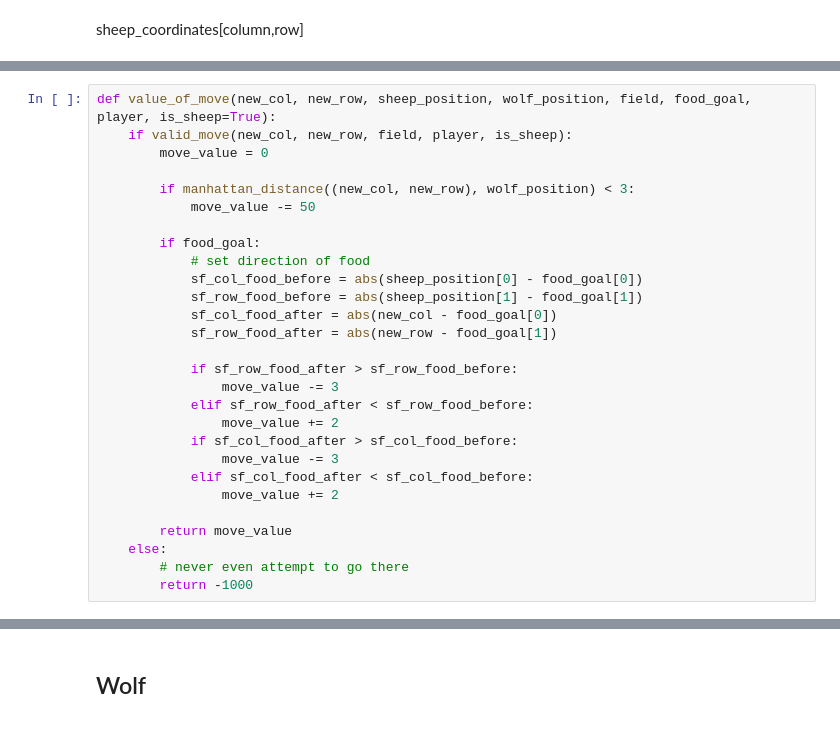
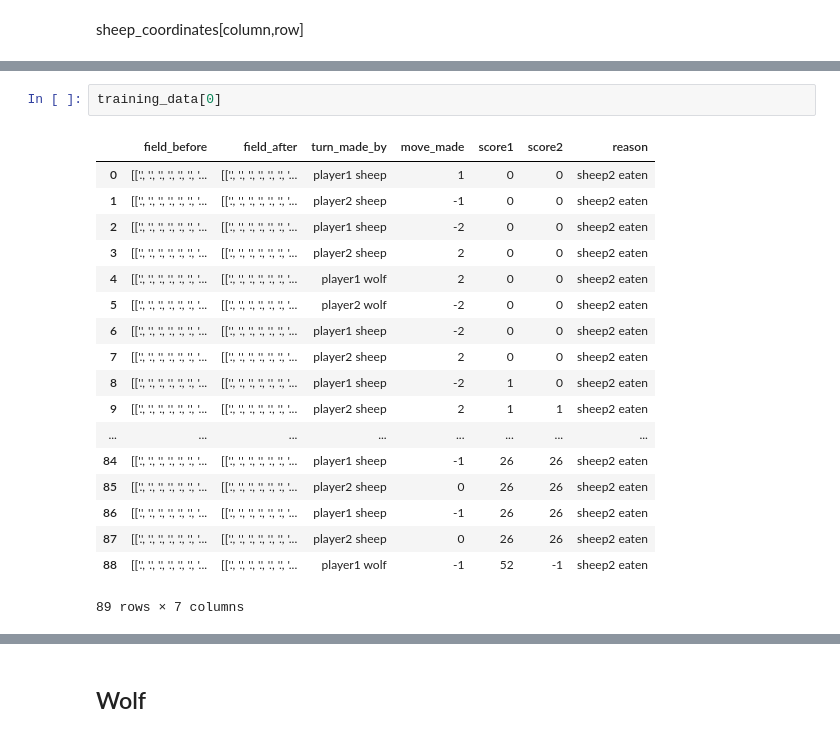
Before and after one commit to rexorci/PAI_Ex2, a Jupyter notebook: kingsheep/model_training_cweber.ipynb, the cells around one changed output, grey strips where cells are left out. Saved outputs shown, nothing was run; the diff lists cells and outputs as text.

```diff
--- a/kingsheep/model_training_cweber.ipynb
+++ b/kingsheep/model_training_cweber.ipynb
@@ -209,31 +106,24 @@ def valid_move(new_col, new_row, field, player, is_sheep=True):
-# %%
-def value_of_move(new_col, new_row, sheep_position, wolf_position, field, food_goal, player, is_sheep=True):
-    if valid_move(new_col, new_row, field, player, is_sheep):
-        move_value = 0
-
-        if manhattan_distance((new_col, new_row), wolf_position) < 3:
-            move_value -= 50
-
-        if food_goal:
-            # set direction of food
-            sf_col_food_before = abs(sheep_position[0] - food_goal[0])
-            sf_row_food_before = abs(sheep_position[1] - food_goal[1])
-            sf_col_food_after = abs(new_col - food_goal[0])
-            sf_row_food_after = abs(new_row - food_goal[1])
-
-            if sf_row_food_after > sf_row_food_before:
-                move_value -= 3
-            elif sf_row_food_after < sf_row_food_before:
-                move_value += 2
-            if sf_col_food_after > sf_col_food_before:
-                move_value -= 3
-            elif sf_col_food_after < sf_col_food_before:
-                move_value += 2
-
-        return move_value
-    else:
-        # never even attempt to go there
-        return -1000
+# %%
+training_data[0]
+# %% [output]
+|  | field_before | field_after | turn_made_by | move_made | score1 | score2 | reason |
+| 0 | [['.', '.', '.', '.', '.', '.', '... | [['.', '.', '.', '.', '.', '.', '... | player1 sheep | 1 | 0 | 0 | sheep2 eaten |
+| 1 | [['.', '.', '.', '.', '.', '.', '... | [['.', '.', '.', '.', '.', '.', '... | player2 sheep | -1 | 0 | 0 | sheep2 eaten |
+| 2 | [['.', '.', '.', '.', '.', '.', '... | [['.', '.', '.', '.', '.', '.', '... | player1 sheep | -2 | 0 | 0 | sheep2 eaten |
+| 3 | [['.', '.', '.', '.', '.', '.', '... | [['.', '.', '.', '.', '.', '.', '... | player2 sheep | 2 | 0 | 0 | sheep2 eaten |
+| 4 | [['.', '.', '.', '.', '.', '.', '... | [['.', '.', '.', '.', '.', '.', '... | player1 wolf | 2 | 0 | 0 | sheep2 eaten |
+| 5 | [['.', '.', '.', '.', '.', '.', '... | [['.', '.', '.', '.', '.', '.', '... | player2 wolf | -2 | 0 | 0 | sheep2 eaten |
+| 6 | [['.', '.', '.', '.', '.', '.', '... | [['.', '.', '.', '.', '.', '.', '... | player1 sheep | -2 | 0 | 0 | sheep2 eaten |
+| 7 | [['.', '.', '.', '.', '.', '.', '... | [['.', '.', '.', '.', '.', '.', '... | player2 sheep | 2 | 0 | 0 | sheep2 eaten |
+| 8 | [['.', '.', '.', '.', '.', '.', '... | [['.', '.', '.', '.', '.', '.', '... | player1 sheep | -2 | 1 | 0 | sheep2 eaten |
+| 9 | [['.', '.', '.', '.', '.', '.', '... | [['.', '.', '.', '.', '.', '.', '... | player2 sheep | 2 | 1 | 1 | sheep2 eaten |
+| ... | ... | ... | ... | ... | ... | ... | ... |
+| 84 | [['.', '.', '.', '.', '.', '.', '... | [['.', '.', '.', '.', '.', '.', '... | player1 sheep | -1 | 26 | 26 | sheep2 eaten |
+| 85 | [['.', '.', '.', '.', '.', '.', '... | [['.', '.', '.', '.', '.', '.', '... | player2 sheep | 0 | 26 | 26 | sheep2 eaten |
+| 86 | [['.', '.', '.', '.', '.', '.', '... | [['.', '.', '.', '.', '.', '.', '... | player1 sheep | -1 | 26 | 26 | sheep2 eaten |
+| 87 | [['.', '.', '.', '.', '.', '.', '... | [['.', '.', '.', '.', '.', '.', '... | player2 sheep | 0 | 26 | 26 | sheep2 eaten |
+| 88 | [['.', '.', '.', '.', '.', '.', '... | [['.', '.', '.', '.', '.', '.', '... | player1 wolf | -1 | 52 | -1 | sheep2 eaten |
+89 rows × 7 columns
 # %%
 from importlib import reload  # to get changes in code
 import chriweb_a2
```
Also changed, not shown: parts of 38 cells of this notebook, 5 other files.
